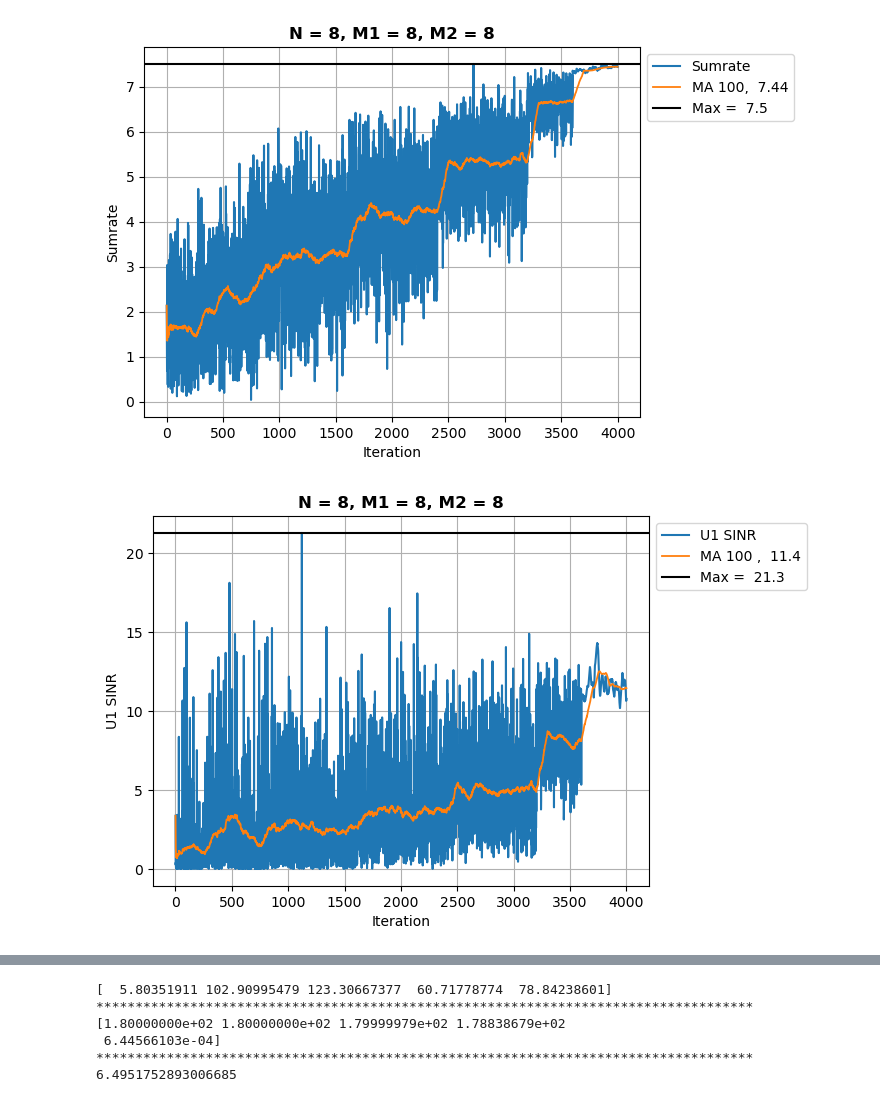
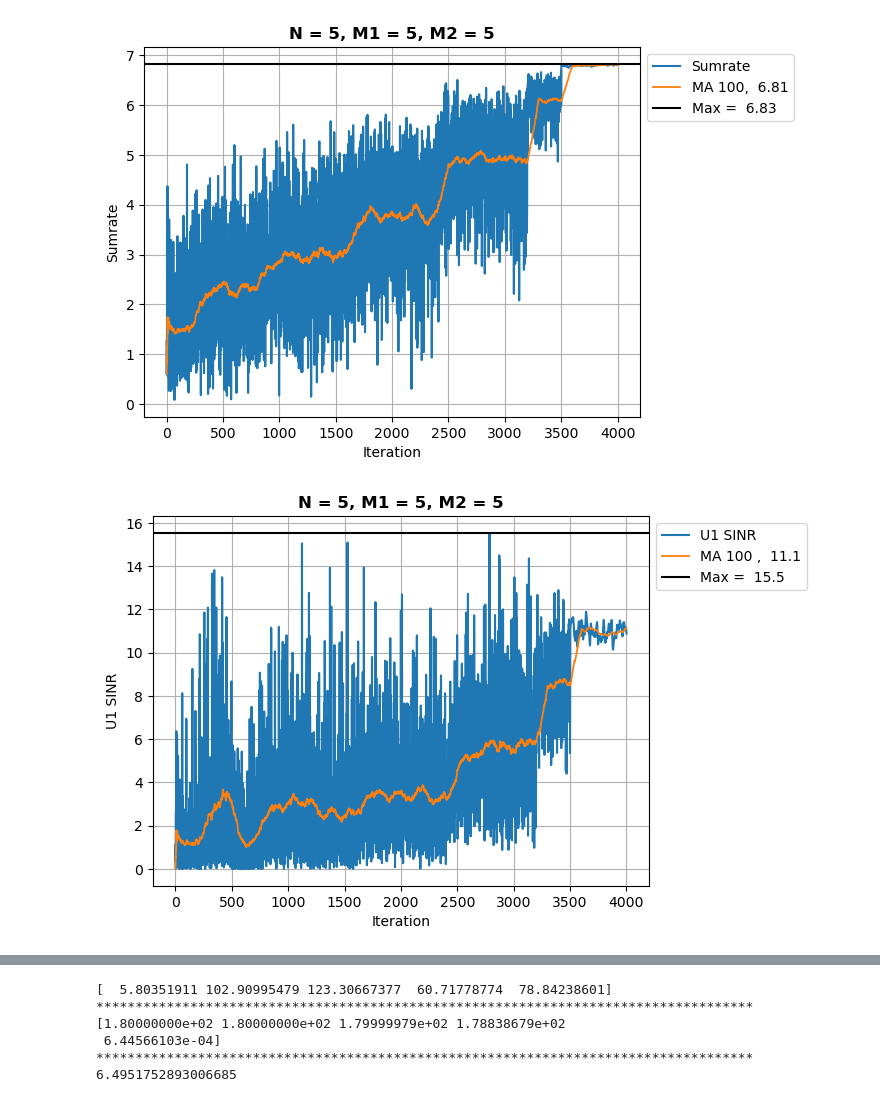
Before and after one commit to DanesH-Abdollahi/IRS-Project, a Jupyter notebook: src/main.ipynb, the cells around one changed output, grey strips where cells are left out. Drawn from its saved outputs; the diff is of its cells as text; code cells hidden in the pictures.

```diff
--- a/src/main.ipynb
+++ b/src/main.ipynb
@@ -190,7 +200,7 @@ def run2(iterations: int, env=None, agent=None, method="Iterations_Only"):
 # %%
 # Construct 2 equivalent environment
 sigma = 1e-2
-env1 = Environment(num_of_antennas=8, num_of_irs1=8, num_of_irs2=8,
+env1 = Environment(num_of_antennas=5, num_of_irs1=5, num_of_irs2=5,
                             path_loss_exponent=2, irs1_to_antenna=20,
                             irs2_to_antenna=30, irs1_to_irs2=40, transmitted_power=1)
 
@@ -203,7 +213,7 @@ U21 = env1.CreateUser(distance_to_antenna=60, distance_to_irs1=40, distance_to_i
                     los_to_irs2=True, sinr_threshold=3, penalty=0, allocated_power=0.5, weight=1)
 #-------------------------------------------------------------------------------------------------------
 
-env2 = Environment(num_of_antennas=8, num_of_irs1=8, num_of_irs2=8,
+env2 = Environment(num_of_antennas=5, num_of_irs1=5, num_of_irs2=5,
                             path_loss_exponent=2, irs1_to_antenna=20,
                             irs2_to_antenna=30, irs1_to_irs2=40, transmitted_power=1)
 
@@ -232,5 +242,5 @@ U22.hsu = U21.hsu
 U22.h2u = U21.h2u
 U22.w = U21.w
 # %%
-agent = run(50, 80, env=env1)
+agent = run(40, 100, env=env1)
 # %% [output]
@@ -255,2 +265,2 @@ Power split factor = 0.39 | Power noise = 0.001
-[figure, old version]
+[figure, new version]
-[figure, old version]
+[figure, new version]
```
Also changed, not shown: parts of 6 cells of this notebook, 1 other file.
